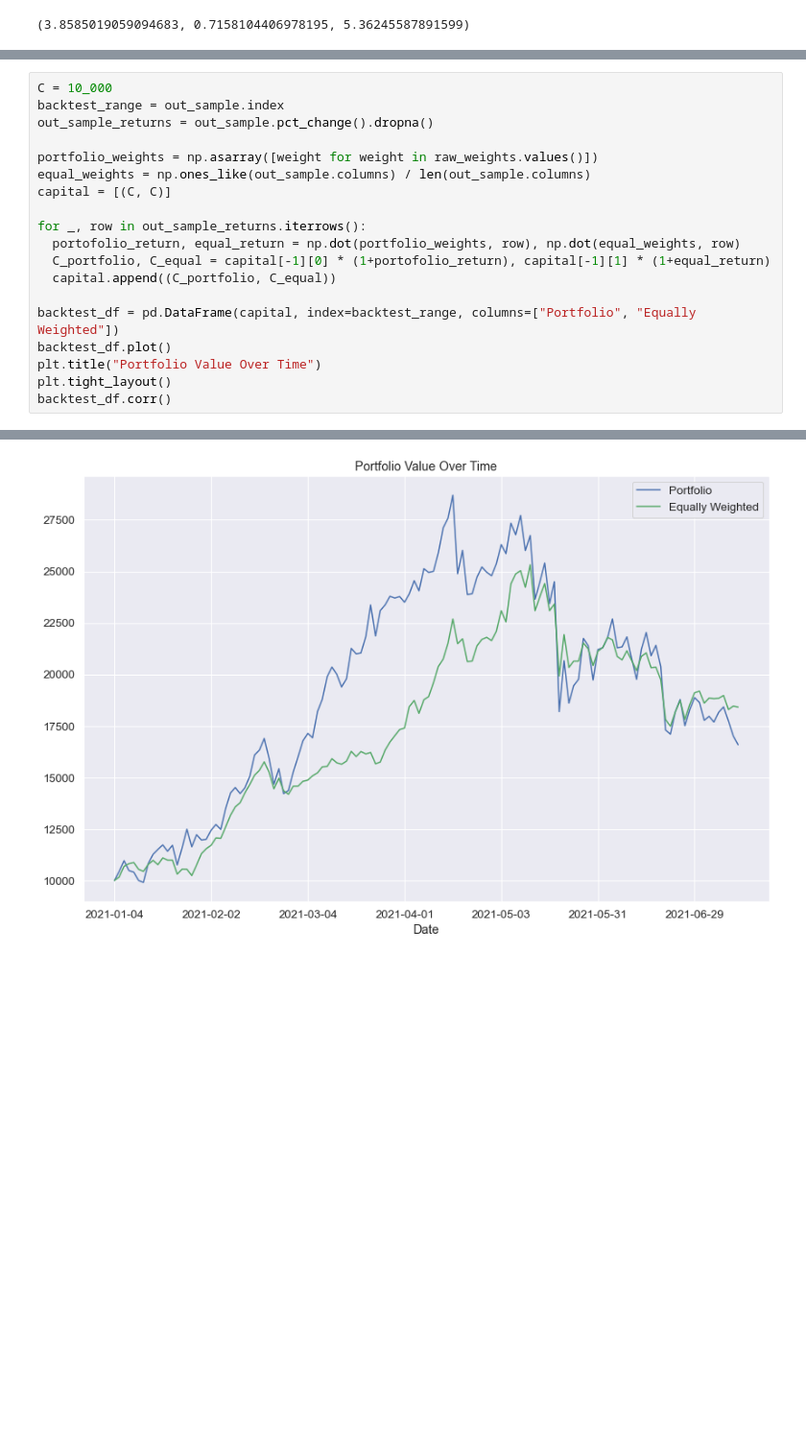
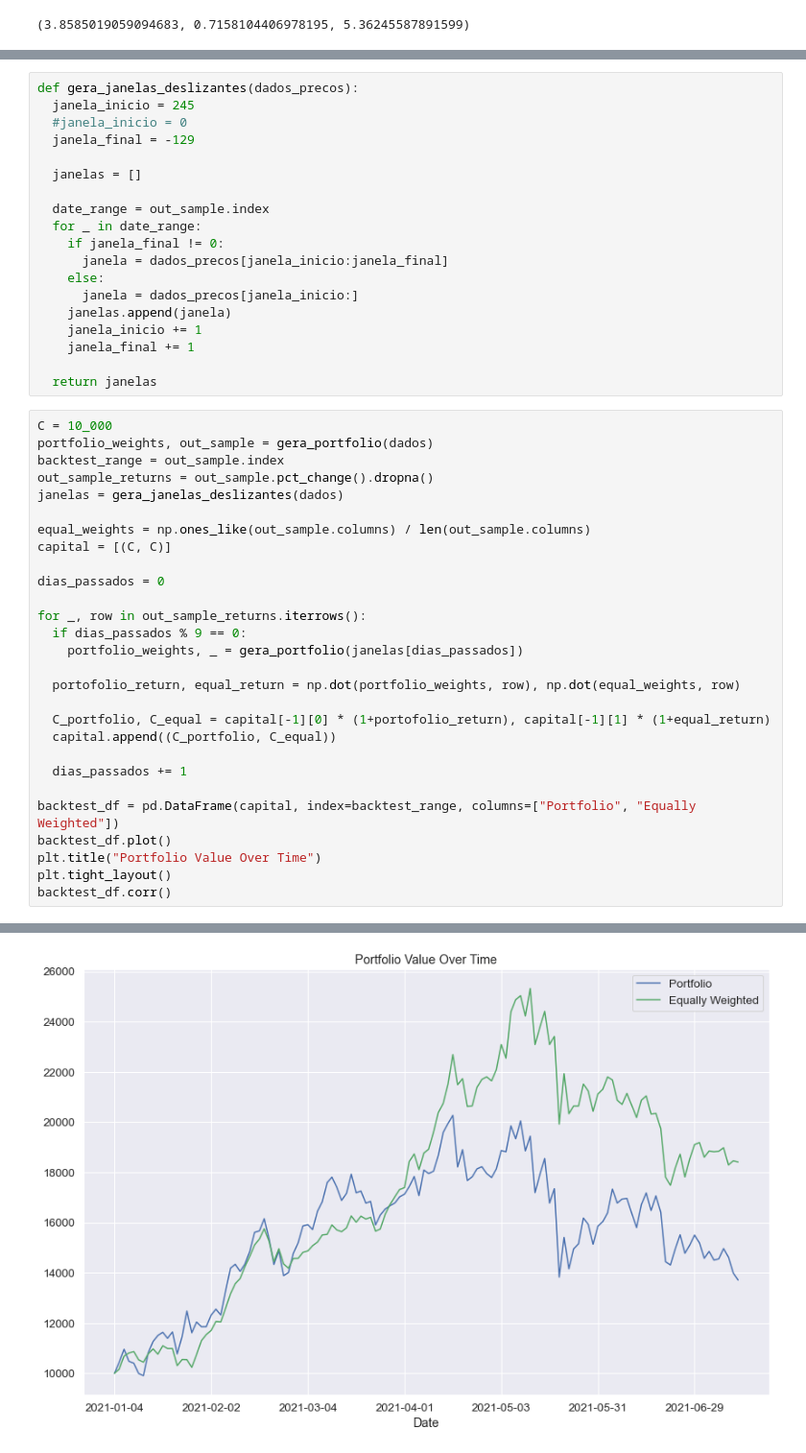
Before and after one commit to viengg/crypto-mpt, a Jupyter notebook: notebook.ipynb, the cells around one changed output, grey strips where cells are left out. Shown at 96% size. Saved outputs shown, nothing was run; the diff lists cells and outputs as text; blank space fills up the shorter version.

```diff
--- a/notebook.ipynb
+++ b/notebook.ipynb
@@ -191,16 +203,44 @@ plt.tight_layout()
+# %%
+def gera_janelas_deslizantes(dados_precos):
+  janela_inicio = 245
+  #janela_inicio = 0
+  janela_final = -129
+
+  janelas = []
+
+  date_range = out_sample.index
+  for _ in date_range:
+    if janela_final != 0:
+      janela = dados_precos[janela_inicio:janela_final]
+    else:
+      janela = dados_precos[janela_inicio:]
+    janelas.append(janela)
+    janela_inicio += 1
+    janela_final += 1
+
+  return janelas
 # %%
 C = 10_000
+portfolio_weights, out_sample = gera_portfolio(dados)
 backtest_range = out_sample.index
 out_sample_returns = out_sample.pct_change().dropna()
+janelas = gera_janelas_deslizantes(dados)
 
-portfolio_weights = np.asarray([weight for weight in raw_weights.values()])
 equal_weights = np.ones_like(out_sample.columns) / len(out_sample.columns)
 capital = [(C, C)]
 
+dias_passados = 0
+
 for _, row in out_sample_returns.iterrows():
+  if dias_passados % 9 == 0:
+    portfolio_weights, _ = gera_portfolio(janelas[dias_passados])
+
   portofolio_return, equal_return = np.dot(portfolio_weights, row), np.dot(equal_weights, row)
+
   C_portfolio, C_equal = capital[-1][0] * (1+portofolio_return), capital[-1][1] * (1+equal_return)
   capital.append((C_portfolio, C_equal))
+
+  dias_passados += 1
 
 backtest_df = pd.DataFrame(capital, index=backtest_range, columns=["Portfolio", "Equally Weighted"])
 backtest_df.plot()
@@ -214,4 +254,4 @@ backtest_df.corr()
-[figure, old version]
+[figure, new version]
 # %%
 def portfolio_metrics(price_data):
   actual_return = (price_data.iloc[-1]-price_data.iloc[0])/price_data.iloc[0]
```
Also changed, not shown: parts of 5 cells of this notebook.
